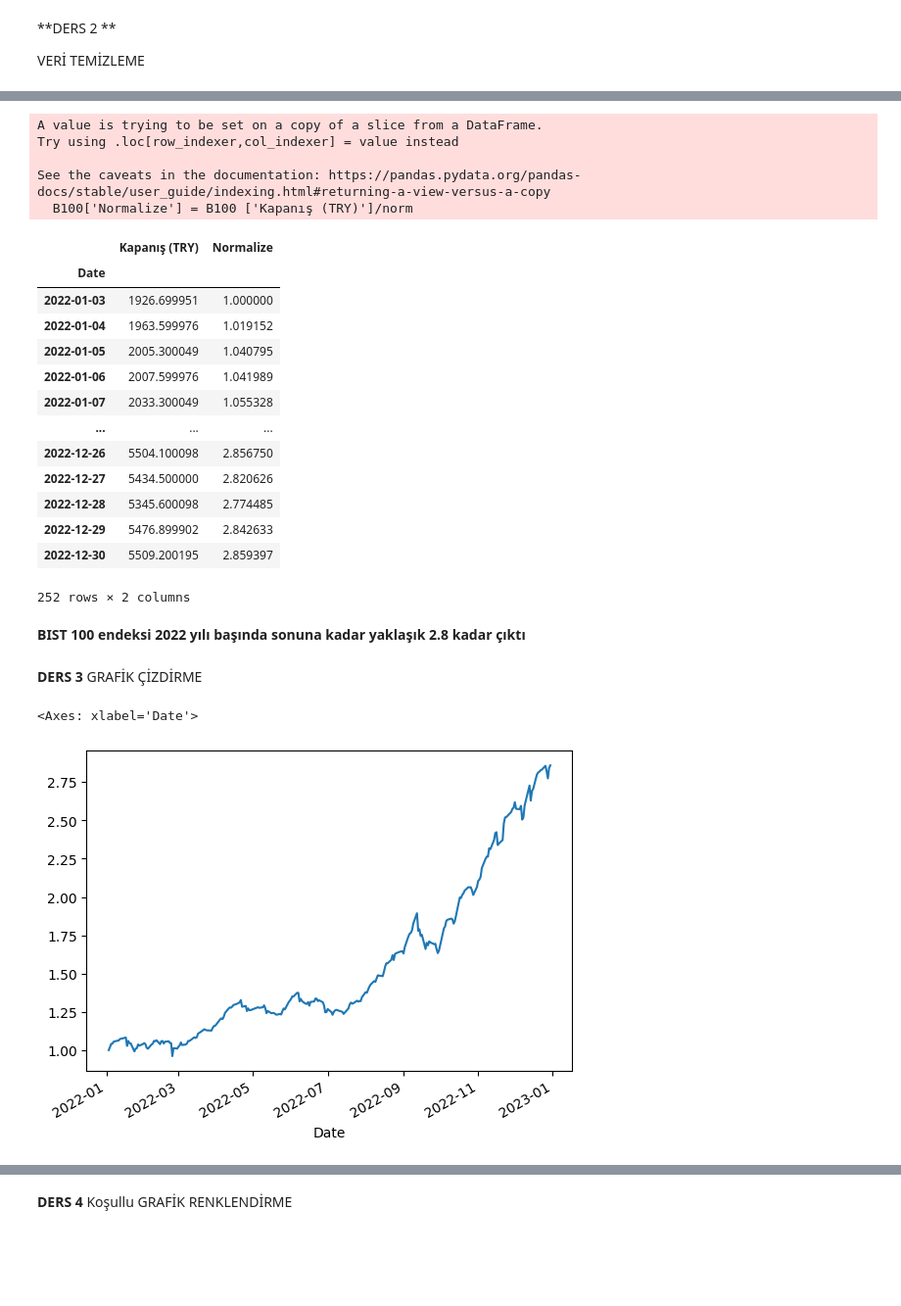
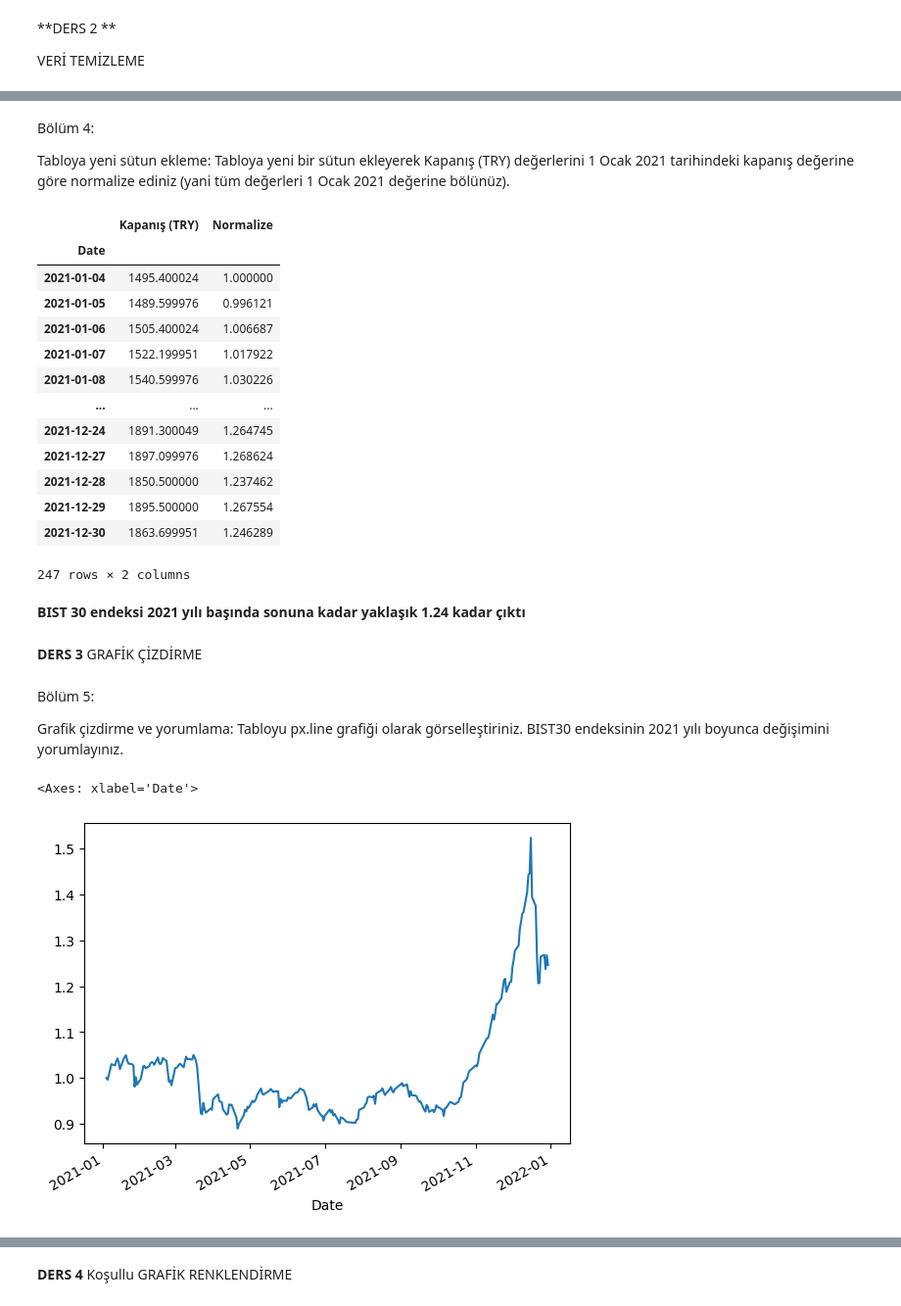
Before and after one commit to yagmurmutlu/GMKA_yagmur_mutlu, a Jupyter notebook: Odev2_Python_Veri_Analizi_Egitimi__yagmur_mutlu_.ipynb, the cells around one changed output, grey strips where cells are left out. Shown at 98% size. Cells and saved outputs as stored; diff of their text form; code cells hidden in the pictures; blank space fills up the shorter version.

```diff
--- a/Odev2_Python_Veri_Analizi_Egitimi__yagmur_mutlu_.ipynb
+++ b/Odev2_Python_Veri_Analizi_Egitimi__yagmur_mutlu_.ipynb
@@ -100,6 +98,6 @@ VERİ TEMİZLEME
 # %%
 #SAtır silme
 
-B100 =B100 [B100.index> '2022-01-01']
-B100
+B30 =B30 [B30.index> '2021-01-01']
+B30
 # %% [output]
@@ -120,10 +123,10 @@ B100
 # %%
 #sütün silme
 
-B100 = B100[['Adj Close']] #kapanış değeri
+B30 = B30[['Adj Close']] #kapanış değeri
 
-#B100= B100[['Open','Adj Close']] #açılış değerini siler
-B100
+#B30= B30[['Open','Adj Close']] #açılış değerini siler
+B30
 # %% [output]
 |  | Adj Close |
 | Date |  |
@@ -142,8 +145,8 @@ B100
 # %%
 #isim değiştirme
 
-B100.columns = ['Kapanış (TRY)']
-B100
+B30.columns = ['Kapanış (TRY)']
+B30
 # %% [output]
 |  | Kapanış (TRY) |
 | Date |  |
@@ -162,37 +165,43 @@ B100
+# %% [markdown]
+Bölüm 4:
+
+Tabloya yeni sütun ekleme:
+Tabloya yeni bir sütun ekleyerek Kapanış (TRY) değerlerini 1 Ocak 2021 tarihindeki kapanış değerine göre normalize ediniz (yani tüm değerleri 1 Ocak 2021 değerine bölünüz).
 # %%
-norm = B100.iloc[0,0]
+norm = B30.iloc[0,0]
 norm
 
-B100['Normalize'] = B100 ['Kapanış (TRY)']/norm
-B100
+B30['Normalize'] = B30 ['Kapanış (TRY)']/norm
+B30
 # %% [output]
+|  | Kapanış (TRY) | Normalize |
+| Date |  |  |
+| 2021-01-04 | 1495.400024 | 1.000000 |
+| 2021-01-05 | 1489.599976 | 0.996121 |
+| 2021-01-06 | 1505.400024 | 1.006687 |
+| 2021-01-07 | 1522.199951 | 1.017922 |
+| 2021-01-08 | 1540.599976 | 1.030226 |
+| ... | ... | ... |
+| 2021-12-24 | 1891.300049 | 1.264745 |
+| 2021-12-27 | 1897.099976 | 1.268624 |
+| 2021-12-28 | 1850.500000 | 1.237462 |
+| 2021-12-29 | 1895.500000 | 1.267554 |
+| 2021-12-30 | 1863.699951 | 1.246289 |
-A value is trying to be set on a copy of a slice from a DataFrame.
-Try using .loc[row_indexer,col_indexer] = value instead
-
-See the caveats in the documentation: https://pandas.pydata.org/pandas-docs/stable/user_guide/indexing.html#returning-a-view-versus-a-copy
-  B100['Normalize'] = B100 ['Kapanış (TRY)']/norm
+247 rows × 2 columns
-|  | Kapanış (TRY) | Normalize |
-| Date |  |  |
-| 2022-01-03 | 1926.699951 | 1.000000 |
-| 2022-01-04 | 1963.599976 | 1.019152 |
-| 2022-01-05 | 2005.300049 | 1.040795 |
-| 2022-01-06 | 2007.599976 | 1.041989 |
-| 2022-01-07 | 2033.300049 | 1.055328 |
-| ... | ... | ... |
-| 2022-12-26 | 5504.100098 | 2.856750 |
-| 2022-12-27 | 5434.500000 | 2.820626 |
-| 2022-12-28 | 5345.600098 | 2.774485 |
-| 2022-12-29 | 5476.899902 | 2.842633 |
-| 2022-12-30 | 5509.200195 | 2.859397 |
-252 rows × 2 columns
 # %% [markdown]
-**BIST 100 endeksi 2022 yılı başında sonuna kadar yaklaşık 2.8 kadar çıktı**
+**BIST 30 endeksi 2021 yılı başında sonuna kadar yaklaşık 1.24 kadar çıktı**
 # %% [markdown]
 **DERS 3**
 GRAFİK ÇİZDİRME
+# %% [markdown]
+Bölüm 5:
+
+Grafik çizdirme ve yorumlama:
+Tabloyu px.line grafiği olarak görselleştiriniz.
+BIST30 endeksinin 2021 yılı boyunca değişimini yorumlayınız.
 # %%
-B100['Normalize'].plot()
+B30['Normalize'].plot()
 # %% [output]
 <Axes: xlabel='Date'>
-[figure, old version]
+[figure, new version]
 # %%
```
Also changed, not shown: parts of 23 cells of this notebook.
